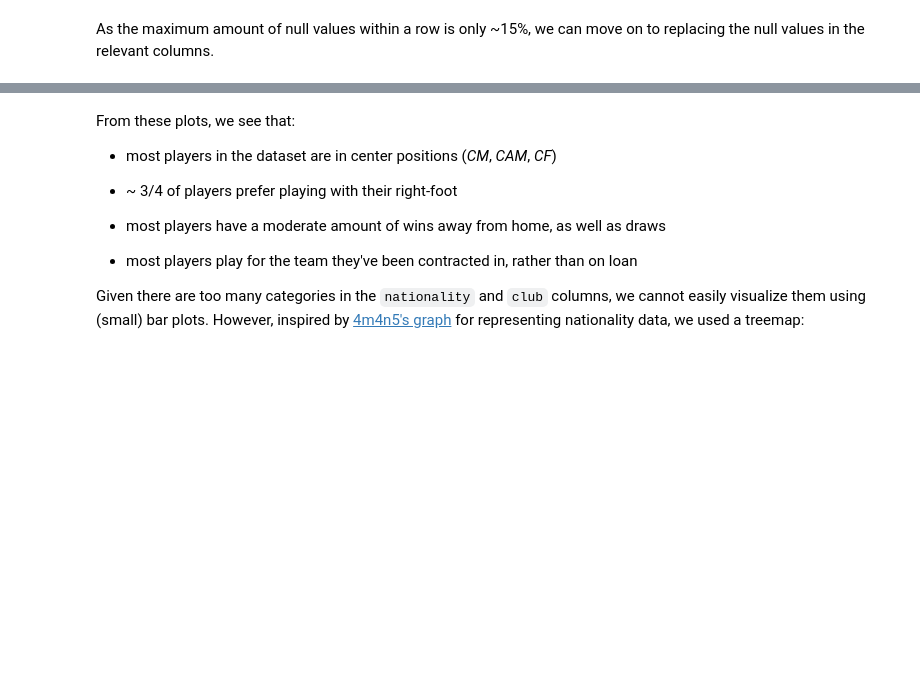
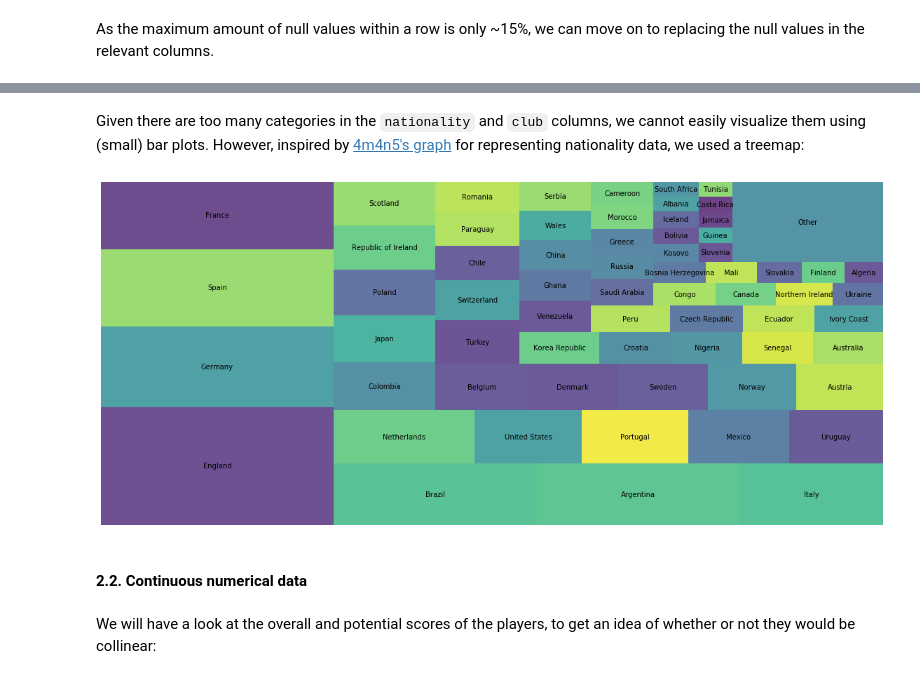
Before and after one commit to sabinagio/data_mid_bootcamp_project_FIFA_MoneyBall, a Jupyter notebook: mini-project.ipynb, the cells around one changed output, grey strips where cells are left out. Saved outputs shown, nothing was run; the diff lists cells and outputs as text; code cells hidden in the pictures; blank space fills up the shorter version.

```diff
--- a/mini-project.ipynb
+++ b/mini-project.ipynb
@@ -425,17 +594,27 @@ for column in cat:
 # %% [markdown]
-From these plots, we see that:
-- most players in the dataset are in center positions (*CM*, *CAM*, *CF*)
-* ~ 3/4 of players prefer playing with their right-foot
-- most players have a moderate amount of wins away from home, as well as draws
-* most players play for the team they've been contracted in, rather than on loan
-
 Given there are too many categories in the `nationality` and `club` columns, we cannot easily visualize them using (small) bar plots. However, inspired by [4m4n5's graph](https://github.com/4m4n5/fifa18-all-player-statistics) for representing nationality data, we used a treemap:
+# %%
+nationality = pd.DataFrame(data['nationality'].value_counts())
+nationality.sort_values(ascending=False, inplace=True, by='nationality')
+nationality.reset_index(inplace=True)
+nationality.rename({'index': 'nationality', 'nationality':'number_of_players'}, axis=1, inplace=True)
+# %%
+# Rename countries with less than 10 players to 'Other' and remove columns:
+other_count = 0
+
+for i in range(0, nationality.shape[0]):
+    if nationality.loc[i, 'number_of_players'] < 30:
+        nationality.loc[i,'nationality'] = 'Other'
+        other_count += nationality.loc[i, 'number_of_players']
+        nationality.drop(i, axis=0, inplace=True)
+
+# Add back the consolidated 'Other' column:
+nationality.loc[len(nationality.index)] = ['Other', other_count]
 # %%
-# Consolidate countries with very small number of players to one category
-nationality = data['nationality'].value_counts()
-
 # Plot data
 fig, ax = plt.subplots(figsize = (20, 9))
-squarify.plot(sizes=nationality, label=nationality.index, alpha=.8 )
+squarify.plot(sizes=nationality['number_of_players'], label=nationality['nationality'], alpha=.8)
 plt.axis('off')
 plt.show()
+# %% [output]
+[figure, added]
@@ -443,0 +621,4 @@ data['nationality'].unique()
+# %% [markdown]
+#### 2.2. Continuous numerical data
+# %% [markdown]
+We will have a look at the overall and potential scores of the players, to get an idea of whether or not they would be collinear:
```
Also changed, not shown: parts of 41 cells of this notebook.
